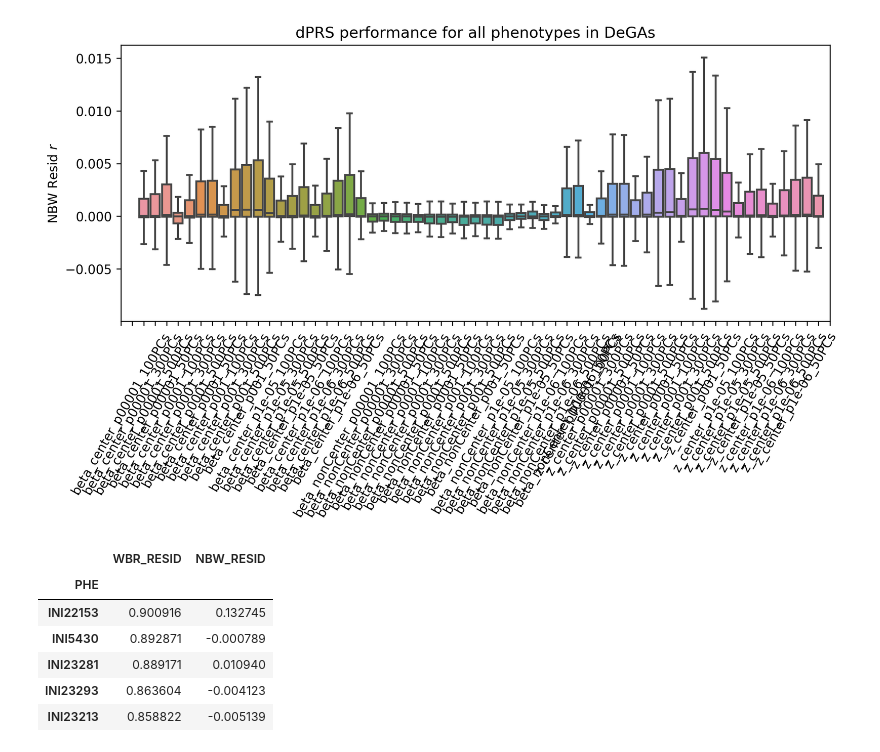
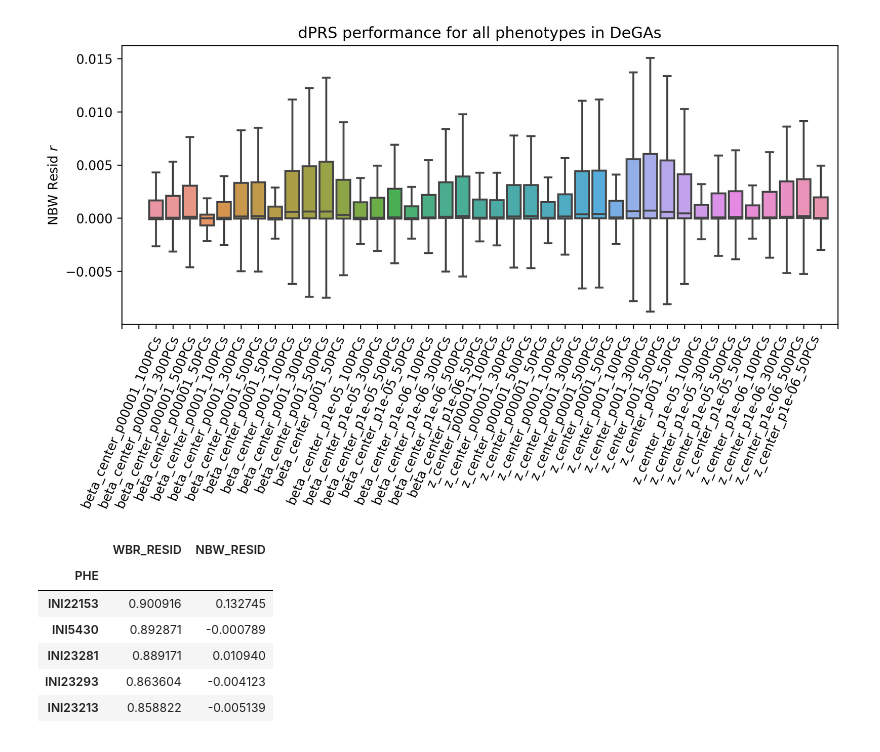
Before and after one commit to rivas-lab/degas-risk, a Jupyter notebook: supplement/FigureS1-Hyperparameter_Optimization.ipynb, the cells around one changed output. Saved outputs shown, nothing was run; the diff lists cells and outputs as text; code cells hidden in the pictures.

```diff
--- a/supplement/FigureS1-Hyperparameter_Optimization.ipynb
+++ b/supplement/FigureS1-Hyperparameter_Optimization.ipynb
@@ -6,7 +6,7 @@ import matplotlib.pyplot as plt
 plt.style.use('seaborn-colorblind')
 import seaborn as sns
 # %%
-files = glob.glob('/oak/stanford/groups/mrivas/projects/degas-risk/scorefiles/results/*.tsv')
+files = glob.glob('/oak/stanford/groups/mrivas/projects/degas-risk/scorefiles/results/*_center_*.tsv')
 print('\n'.join(map(os.path.basename,files)))
 # %% [output]
 all_z_center_p00001_20190621_100PCs.pearsonr.tsv
@@ -68,14 +68,14 @@ nbw.head()
 # %%
 plt.figure(figsize=(10,4),dpi=300)
 sns.boxplot(x='dataset',y='rsq',
             data=nbw.melt(var_name='dataset',value_name='rsq').sort_values('dataset'),
             showfliers=0)
-plt.xticks(list(range(-2,len(files)+1)), rotation=60), plt.xlabel('')
+plt.xticks(list(range(-2,len(files)+1)), rotation=67), plt.xlabel('')
 plt.ylabel(' '.join(['NBW',kind.lower().capitalize(),'$r$']))
 plt.title('dPRS performance for all phenotypes in DeGAs')
 plt.show()
 # %% [output]
-[figure, old version]
+[figure, new version]
 # %%
 datas['beta_center_p001_100PCs'].sort_values('WBR_'+kind).dropna()[::-1].head()
 # %% [output]
```
Also changed, not shown: parts of 6 cells of this notebook, 3 other files.
